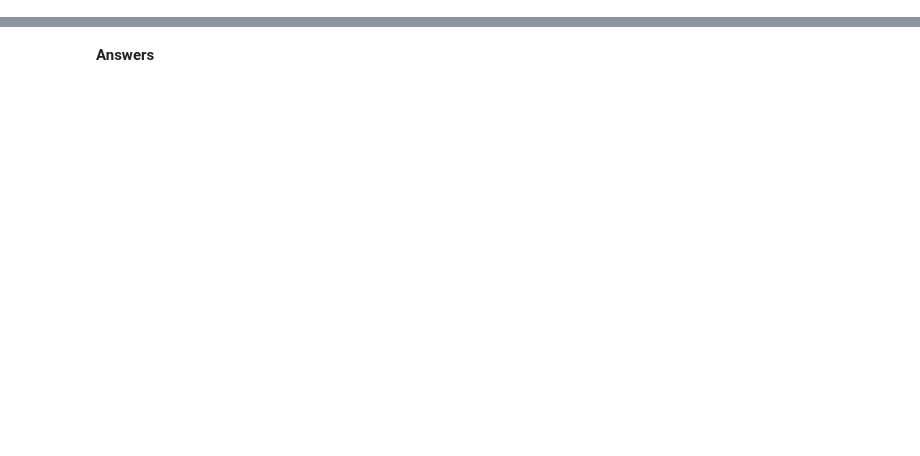
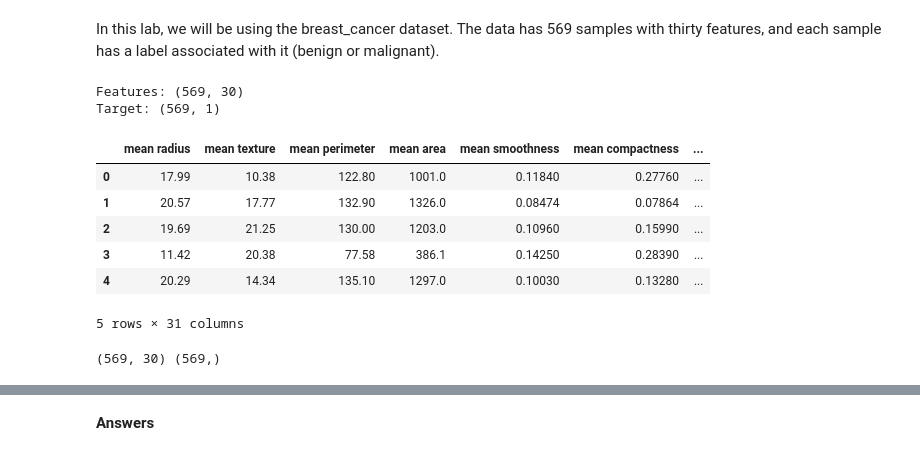
Before and after one commit to sreeja-01p/FMML, a Jupyter notebook: Appreciating_Interpreting_Visualizing_Data.ipynb, the cells around one changed output, grey strips where cells are left out. Cells and saved outputs as stored; diff of their text form; code cells hidden in the pictures; blank space fills up the shorter version.

```diff
--- a/Appreciating_Interpreting_Visualizing_Data.ipynb
+++ b/Appreciating_Interpreting_Visualizing_Data.ipynb
@@ -16,0 +31,38 @@ It is often said **Data is only as good as it is presented**. Countless studies
+# %% [markdown]
+In this lab, we will be using the breast_cancer dataset. The data has 569 samples with thirty features, and each sample has a label associated with it (benign or malignant).
+# %%
+breast_data = load_breast_cancer().data
+print("Features:", breast_data.shape)  ### 569 rows and 30 columns expected
+
+breast_labels = np.reshape(load_breast_cancer().target, (569,1))
+print("Target:", breast_labels.shape) ### 569 rows and 1 target column expected
+# %% [output]
+Features: (569, 30)
+Target: (569, 1)
+# %%
+## Creating a Pandas dataframe for the dataset with the last column as the target variable
+
+final_breast_data = np.concatenate([breast_data, breast_labels],axis=1)
+breast_dataset = pd.DataFrame(final_breast_data)
+
+features = load_breast_cancer().feature_names
+features_labels = np.append(features,'label')
+breast_dataset.columns = features_labels
+breast_dataset.head()
+# %% [output]
+|  | mean radius | mean texture | mean perimeter | mean area | mean smoothness | mean compactness | ... |
+| 0 | 17.99 | 10.38 | 122.80 | 1001.0 | 0.11840 | 0.27760 | ... |
+| 1 | 20.57 | 17.77 | 132.90 | 1326.0 | 0.08474 | 0.07864 | ... |
+| 2 | 19.69 | 21.25 | 130.00 | 1203.0 | 0.10960 | 0.15990 | ... |
+| 3 | 11.42 | 20.38 | 77.58 | 386.1 | 0.14250 | 0.28390 | ... |
+| 4 | 20.29 | 14.34 | 135.10 | 1297.0 | 0.10030 | 0.13280 | ... |
+5 rows × 31 columns
+# %%
+# Dividing the values into the features and labels for convenience later on
+
+X = breast_dataset.iloc[:,:30].values
+y = breast_dataset.iloc[:,30].values
+
+print(np.shape(X), np.shape(y))
+# %% [output]
+(569, 30) (569,)
```
Also changed, not shown: parts of 84 cells of this notebook.
